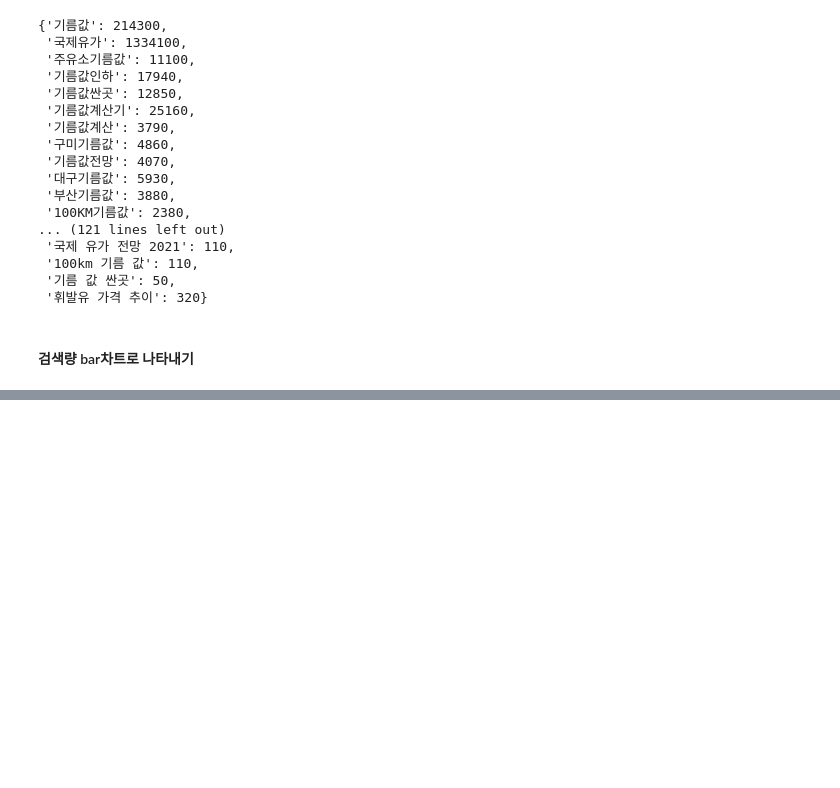
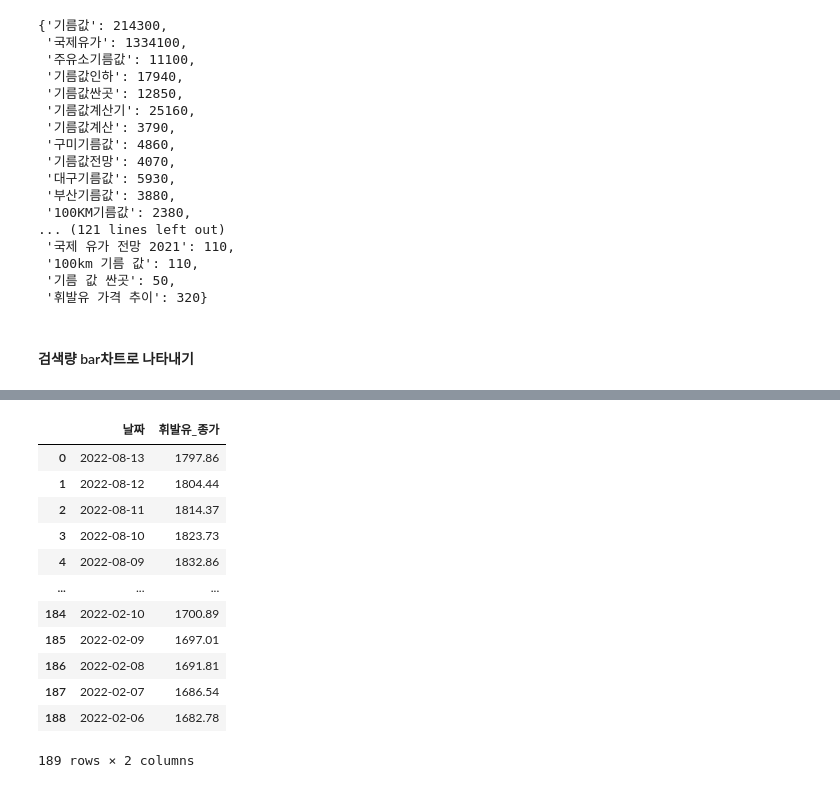
Before and after one commit to certainly-I/Busan-Oil-Price-Analysis, a Jupyter notebook: 주유소_지도_워드.ipynb, the cells around one changed output, grey strips where cells are left out. Drawn from its saved outputs; the diff is of its cells as text; code cells hidden in the pictures; blank space fills up the shorter version.

```diff
--- a/주유소_지도_워드.ipynb
+++ b/주유소_지도_워드.ipynb
@@ -494,0 +512,18 @@ plt.show()
+# %%
+gsl = oil_price_gsl[['날짜','종가']]
+gsl.columns = ['날짜','휘발유_종가']
+gsl
+# %% [output]
+|  | 날짜 | 휘발유_종가 |
+| 0 | 2022-08-13 | 1797.86 |
+| 1 | 2022-08-12 | 1804.44 |
+| 2 | 2022-08-11 | 1814.37 |
+| 3 | 2022-08-10 | 1823.73 |
+| 4 | 2022-08-09 | 1832.86 |
+| ... | ... | ... |
+| 184 | 2022-02-10 | 1700.89 |
+| 185 | 2022-02-09 | 1697.01 |
+| 186 | 2022-02-08 | 1691.81 |
+| 187 | 2022-02-07 | 1686.54 |
+| 188 | 2022-02-06 | 1682.78 |
+189 rows × 2 columns
```
Also changed, not shown: parts of 27 cells of this notebook, 2 other files.
